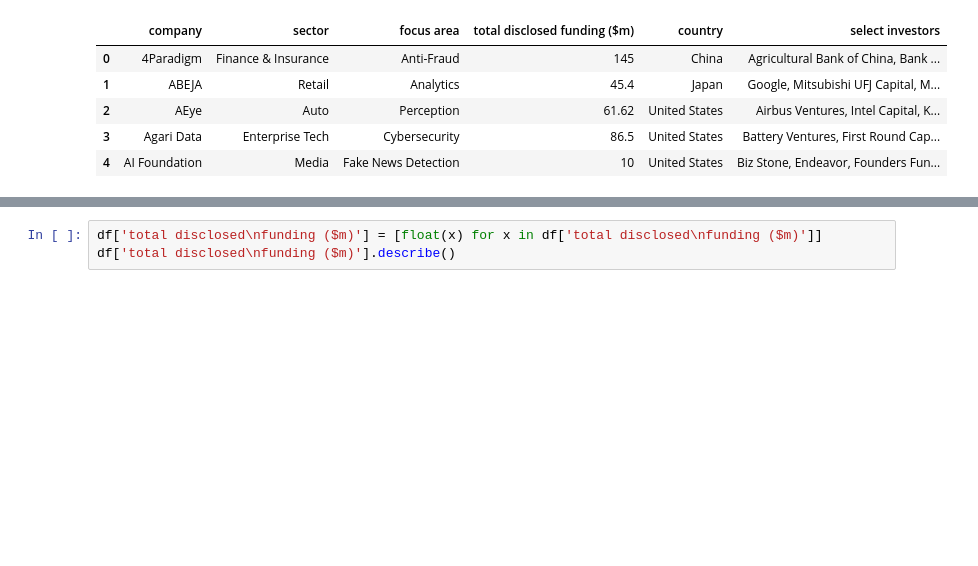
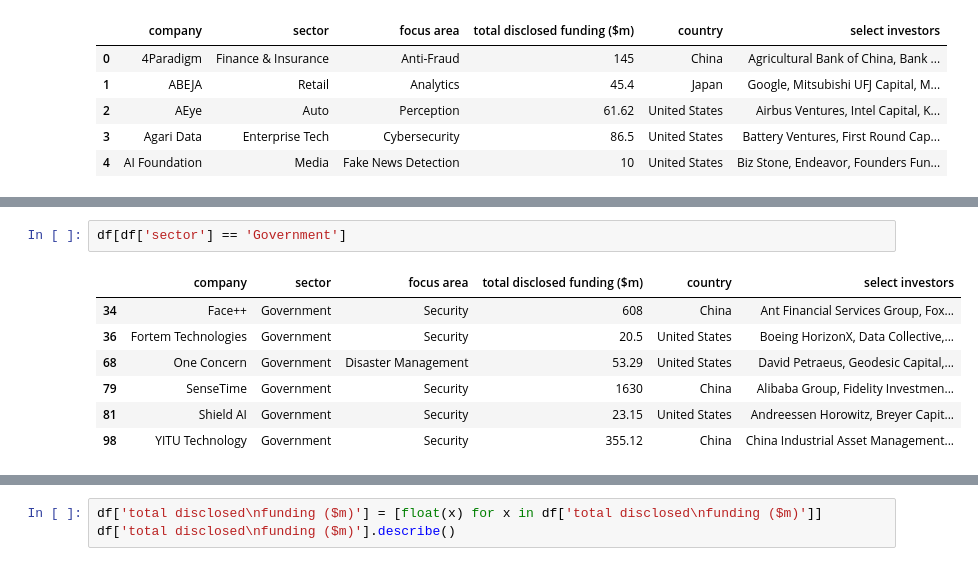
Before and after one commit to forzavitale/CBI_AI_Top100_2019, a Jupyter notebook: CBI_AI_100.ipynb, the cells around one changed output, grey strips where cells are left out. Drawn from its saved outputs; the diff is of its cells as text; blank space fills up the shorter version.

```diff
--- a/CBI_AI_100.ipynb
+++ b/CBI_AI_100.ipynb
@@ -24,3 +56,13 @@ df.head()
+# %%
+df[df['sector'] == 'Government']
+# %% [output]
+|  | company | sector | focus area | total disclosed funding ($m) | country | select investors |
+| 34 | Face++ | Government | Security | 608 | China | Ant Financial Services Group, Fox... |
+| 36 | Fortem Technologies | Government | Security | 20.5 | United States | Boeing HorizonX, Data Collective,... |
+| 68 | One Concern | Government | Disaster Management | 53.29 | United States | David Petraeus, Geodesic Capital,... |
+| 79 | SenseTime | Government | Security | 1630 | China | Alibaba Group, Fidelity Investmen... |
+| 81 | Shield AI | Government | Security | 23.15 | United States | Andreessen Horowitz, Breyer Capit... |
+| 98 | YITU Technology | Government | Security | 355.12 | China | China Industrial Asset Management... |
 # %%
 df['sector'].value_counts()
 # %% [output]
```
Also changed, not shown: parts of 17 cells of this notebook, 3 other files.
